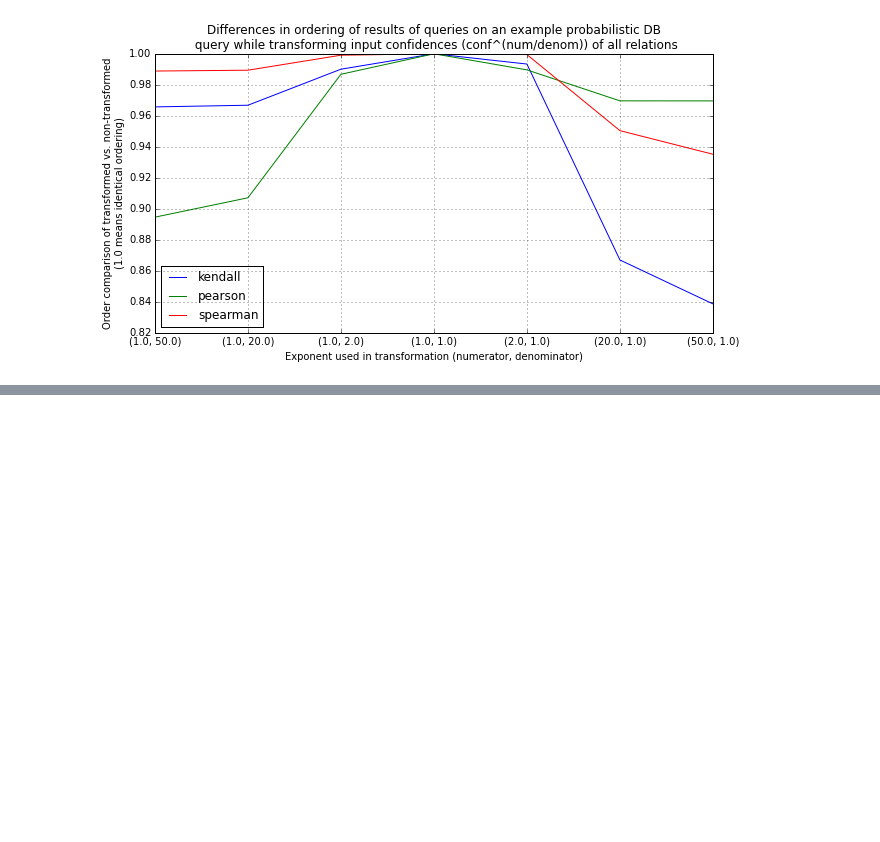
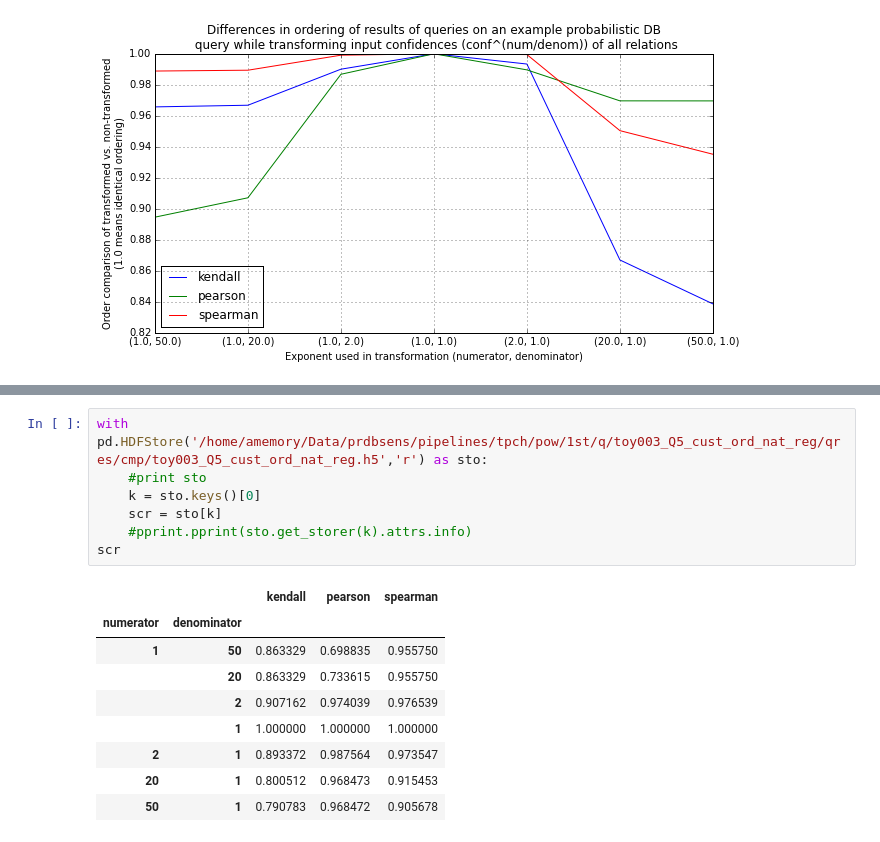
Before and after one commit to alexmemory/PrDBSens, a Jupyter notebook: notes/20150409_ACM_trio.ipynb, the cells around one changed output, grey strips where cells are left out. Drawn from its saved outputs; the diff is of its cells as text; blank space fills up the shorter version.

```diff
--- a/notes/20150409_ACM_trio.ipynb
+++ b/notes/20150409_ACM_trio.ipynb
@@ -1471,0 +1550,17 @@ pass
+# %%
+with pd.HDFStore('/home/amemory/Data/prdbsens/pipelines/tpch/pow/1st/q/toy003_Q5_cust_ord_nat_reg/qres/cmp/toy003_Q5_cust_ord_nat_reg.h5','r') as sto:
+    #print sto
+    k = sto.keys()[0]
+    scr = sto[k]
+    #pprint.pprint(sto.get_storer(k).attrs.info)
+scr
+# %% [output]
+|  |  | kendall | pearson | spearman |
+| numerator | denominator |  |  |  |
+| 1 | 50 | 0.863329 | 0.698835 | 0.955750 |
+|  | 20 | 0.863329 | 0.733615 | 0.955750 |
+|  | 2 | 0.907162 | 0.974039 | 0.976539 |
+|  | 1 | 1.000000 | 1.000000 | 1.000000 |
+| 2 | 1 | 0.893372 | 0.987564 | 0.973547 |
+| 20 | 1 | 0.800512 | 0.968473 | 0.915453 |
+| 50 | 1 | 0.790783 | 0.968472 | 0.905678 |
```
Also changed, not shown: parts of 7 cells of this notebook.
